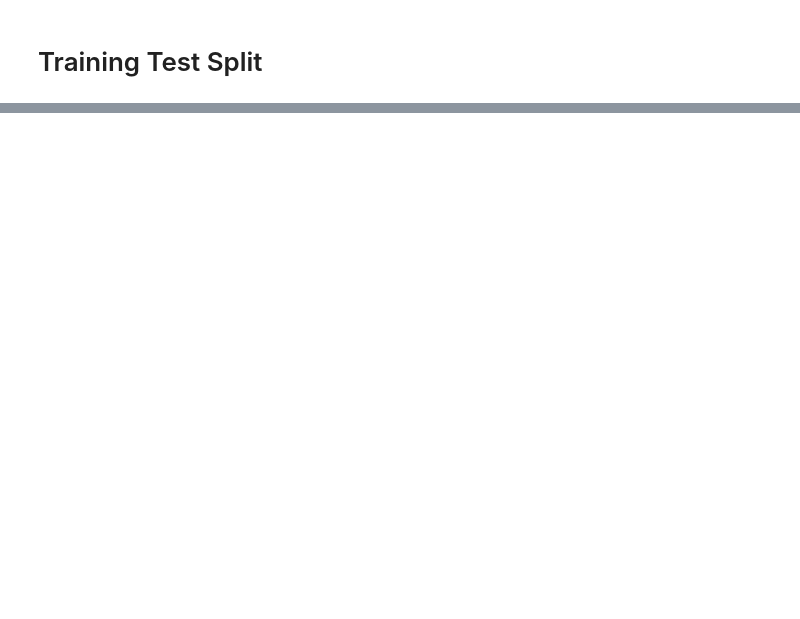
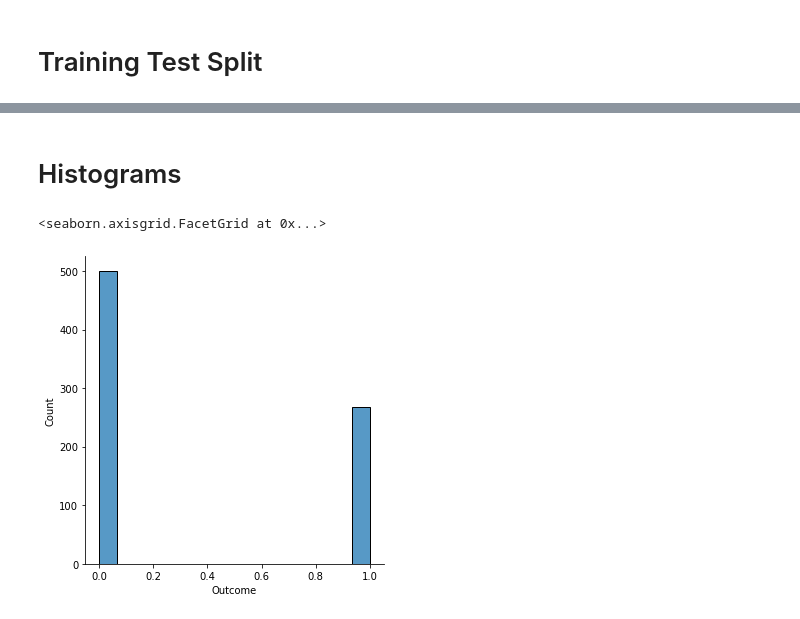
Before and after one commit to NafisTanjim/Diabetes-Prediction, a Jupyter notebook: MY ML.ipynb, the cells around one changed output, grey strips where cells are left out. Cells and saved outputs as stored; diff of their text form; code cells hidden in the pictures; blank space fills up the shorter version.

```diff
--- a/MY ML.ipynb
+++ b/MY ML.ipynb
@@ -79,0 +214,7 @@ LogisticRegression()
+# %% [markdown]
+# Histograms
+# %%
+sns.displot(diabetes['Outcome'], bins=15)
+# %% [output]
+<seaborn.axisgrid.FacetGrid at 0x...>
+[figure, added]
```
Also changed, not shown: parts of 45 cells of this notebook.
